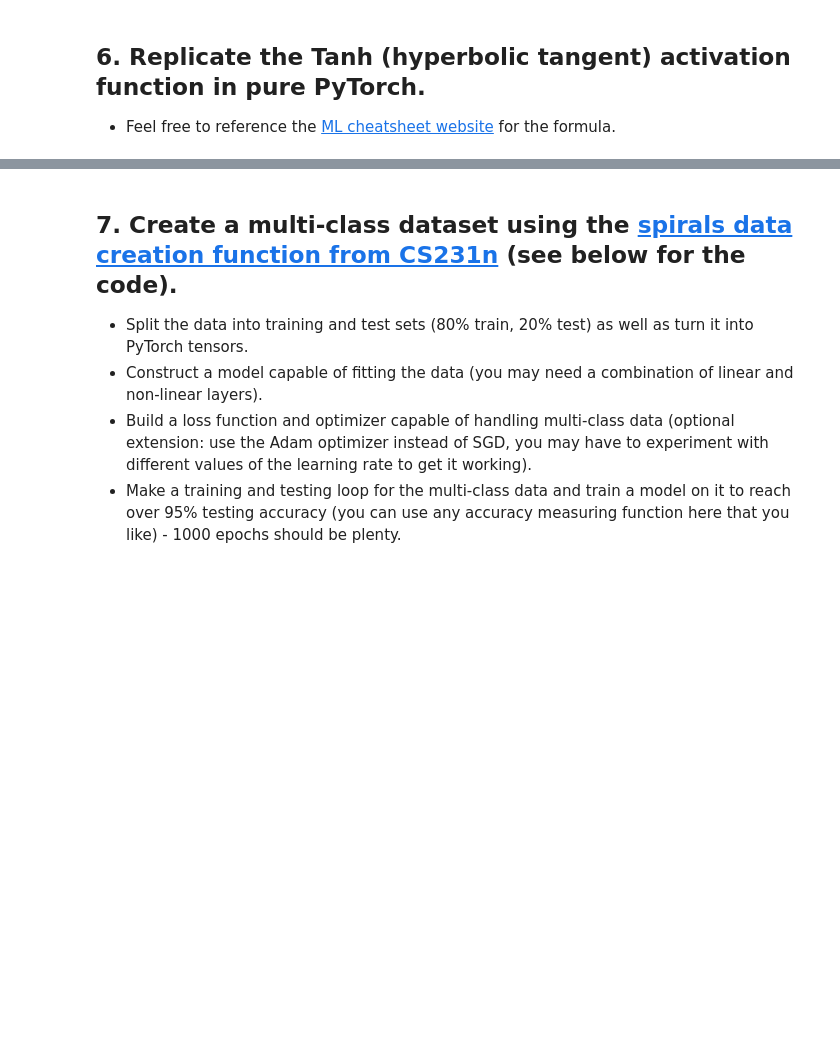
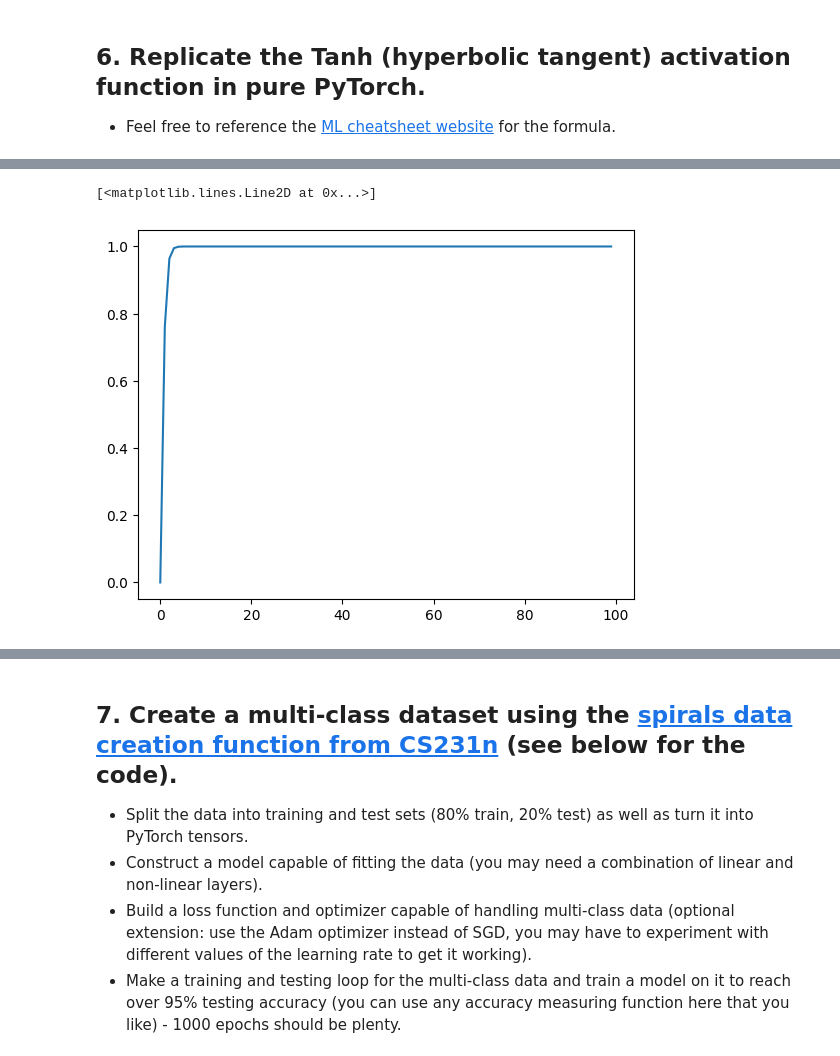
Before and after one commit to BashkirovN/pytorch_practice, a Jupyter notebook: extras/exercises/02_pytorch_classification_exercises.ipynb, the cells around one changed output, grey strips where cells are left out. Saved outputs shown, nothing was run; the diff lists cells and outputs as text; code cells hidden in the pictures; blank space fills up the shorter version.

```diff
--- a/extras/exercises/02_pytorch_classification_exercises.ipynb
+++ b/extras/exercises/02_pytorch_classification_exercises.ipynb
@@ -197,2 +312,7 @@ def plot_decision_boundary(model, X, y):
 # %%
 # Test torch.tanh() on the tensor and plot it
+t_tanh = torch.tanh(straigth_line)
+plt.plot(t_tanh)
+# %% [output]
+[<matplotlib.lines.Line2D at 0x...>]
+[figure, added]
```
Also changed, not shown: parts of 23 cells of this notebook.
